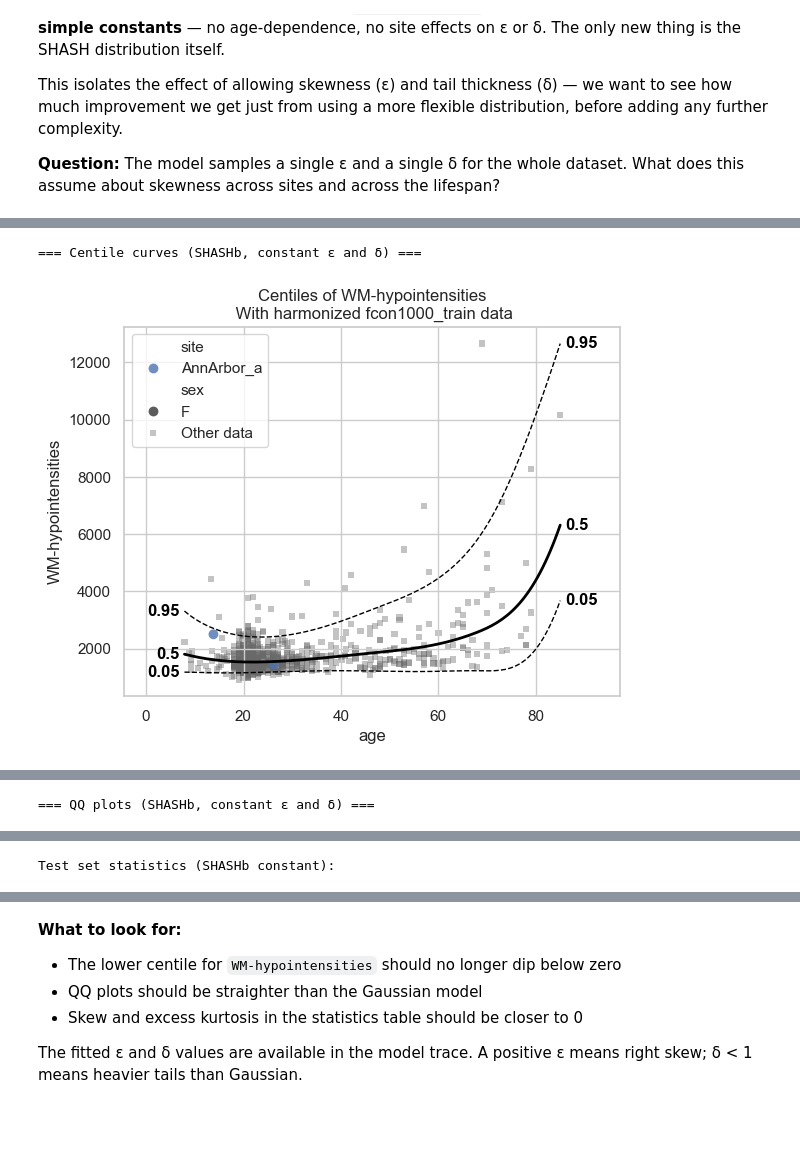
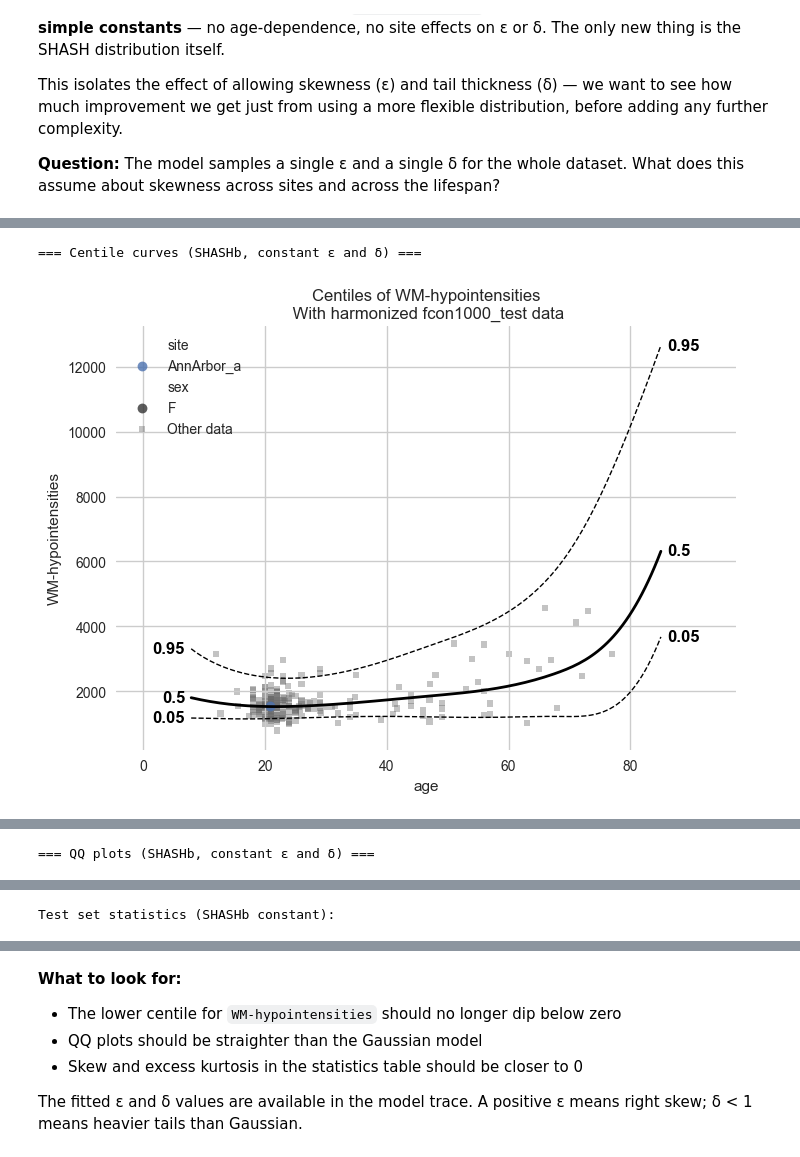
Before and after one commit to likeajumprope/PCNToolkit_workshop, a Jupyter notebook: code/04_HBR_SHASH_didactic.ipynb, the cells around one changed output, grey strips where cells are left out. Cells and saved outputs as stored; diff of their text form; code cells hidden in the pictures; blank space fills up the shorter version.

```diff
--- a/code/04_HBR_SHASH_didactic.ipynb
+++ b/code/04_HBR_SHASH_didactic.ipynb
@@ -506,7 +515,8 @@ s2_model = NormativeModel(
 )
 
 test_s2 = test.copy()  # always copy before predicting
-s2_model.fit_predict(train, test_s2)
+train_s2 = train.copy()  # always copy before fitting
+s2_model.fit_predict(train_s2, test_s2)
 # %% [output]
 Sampler Progress
 Total Chains: 2
@@ -638,15 +648,15 @@ gaussian_model = NormativeModel(
     evaluate_model=True,
     saveresults=False,
     saveplots=False,
-    save_dir="resources/step1_gaussian",
+    save_dir="resources/step3_gaussian",
     inscaler="standardize",
     outscaler="standardize",
 )
 
-gaussian_model.fit_predict(train, test)
 
 test_s3 = test.copy()
-gaussian_model.fit_predict(train, test_s3)
+train_s3 = train.copy()
+gaussian_model.fit_predict(train_s3, test_s3)
 # %% [output]
 Sampler Progress
 Total Chains: 2
@@ -825,7 +835,8 @@ model = NormativeModel(
 )
 
 test_s4 = test.copy()  # always copy before predicting
-model.fit_predict(train, test_s4)
+train_s4 = train.copy()  # always copy before fitting
+model.fit_predict(train_s4, test_s4)
 # %% [output]
 Sampler Progress
 Total Chains: 2
@@ -883,21 +877,21 @@ Data variables:
 # %%
 # Compare centile curves and QQ plots with the Gaussian model
 # The SHASH centiles should now stay positive for volume measures.
 
 print("=== Centile curves (SHASHb, constant ε and δ) ===")
 plot_centiles_advanced(
     model,
     centiles=[0.05, 0.5, 0.95],
-    scatter_data=train,
+    scatter_data=test_s4,
     harmonize=True,
     show_other_data=True
 )
 
 print("\n=== QQ plots (SHASHb, constant ε and δ) ===")
-plot_qq(test, plot_id_line=True)
+plot_qq(test_s4, plot_id_line=True)
 
 print("\nTest set statistics (SHASHb constant):")
-display(test.get_statistics_df())
+display(test_s4.get_statistics_df())
 # %% [output]
 === Centile curves (SHASHb, constant ε and δ) ===
-[figure, old version]
+[figure, new version]
```
Also changed, not shown: parts of 32 cells of this notebook, 18 other files.
